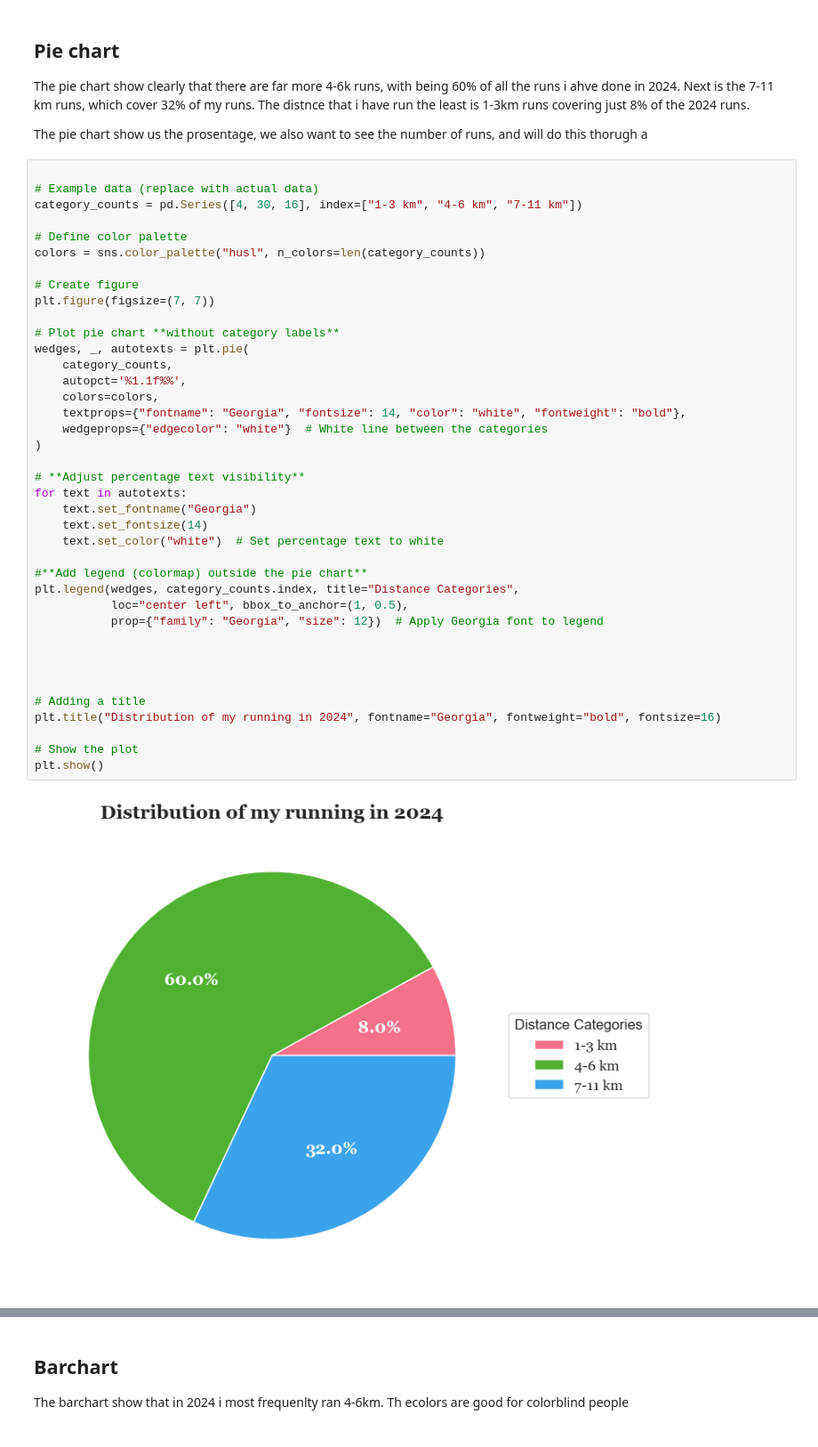
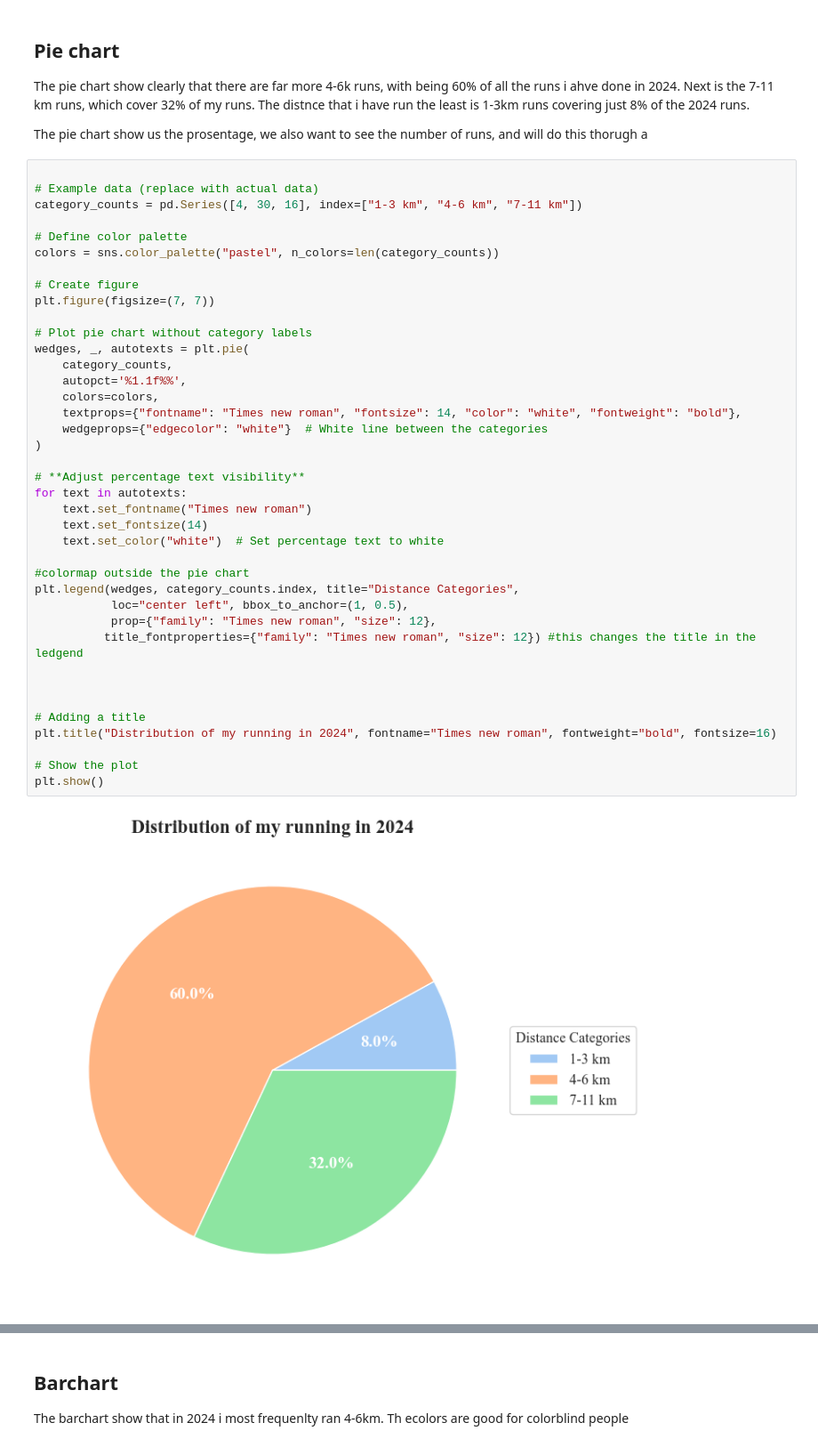
Before and after one commit to Kristine-jo/ExamPSY3035, a Jupyter notebook: Script/stravadata.ipynb, the cells around one changed output, grey strips where cells are left out. Shown at 89% size. Saved outputs shown, nothing was run; the diff lists cells and outputs as text.

```diff
--- a/Script/stravadata.ipynb
+++ b/Script/stravadata.ipynb
@@ -309,39 +318,39 @@ The pie chart show us the prosentage, we also want to see the number of runs, an
 # Example data (replace with actual data)
 category_counts = pd.Series([4, 30, 16], index=["1-3 km", "4-6 km", "7-11 km"])
 
 # Define color palette
-colors = sns.color_palette("husl", n_colors=len(category_counts))
+colors = sns.color_palette("pastel", n_colors=len(category_counts))
 
 # Create figure
 plt.figure(figsize=(7, 7))
 
-# Plot pie chart **without category labels**
+# Plot pie chart without category labels
 wedges, _, autotexts = plt.pie(
     category_counts,
     autopct='%1.1f%%',
     colors=colors,
-    textprops={"fontname": "Georgia", "fontsize": 14, "color": "white", "fontweight": "bold"},
+    textprops={"fontname": "Times new roman", "fontsize": 14, "color": "white", "fontweight": "bold"},
     wedgeprops={"edgecolor": "white"}  # White line between the categories
 )
 
 # **Adjust percentage text visibility**
 for text in autotexts:
-    text.set_fontname("Georgia")
+    text.set_fontname("Times new roman")
     text.set_fontsize(14)
     text.set_color("white")  # Set percentage text to white
 
-#**Add legend (colormap) outside the pie chart**
+#colormap outside the pie chart
 plt.legend(wedges, category_counts.index, title="Distance Categories",
            loc="center left", bbox_to_anchor=(1, 0.5),
-           prop={"family": "Georgia", "size": 12})  # Apply Georgia font to legend
-
+           prop={"family": "Times new roman", "size": 12},
+          title_fontproperties={"family": "Times new roman", "size": 12}) #this changes the title in the ledgend
 
 
 
 # Adding a title
-plt.title("Distribution of my running in 2024", fontname="Georgia", fontweight="bold", fontsize=16)
+plt.title("Distribution of my running in 2024", fontname="Times new roman", fontweight="bold", fontsize=16)
 
 # Show the plot
 plt.show()
 # %% [output]
-[figure, old version]
+[figure, new version]
```
Also changed, not shown: parts of 9 cells of this notebook, 1 other file.
